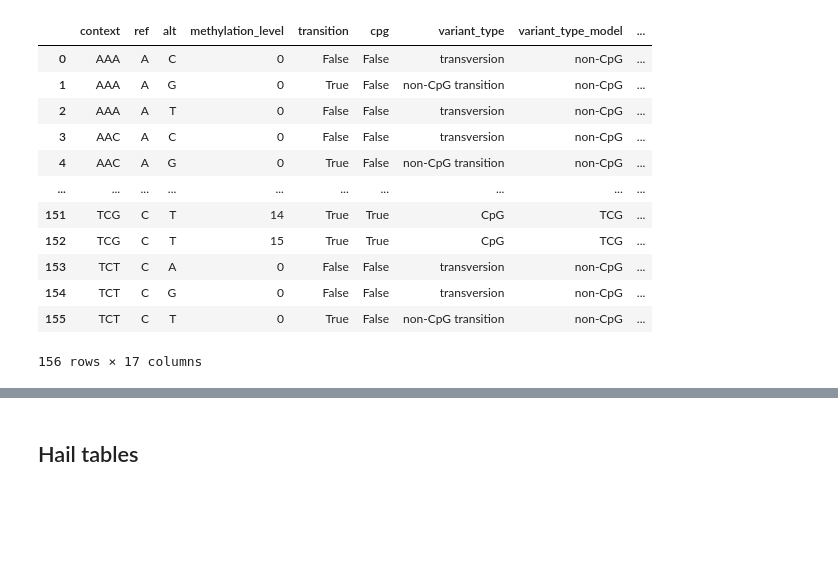
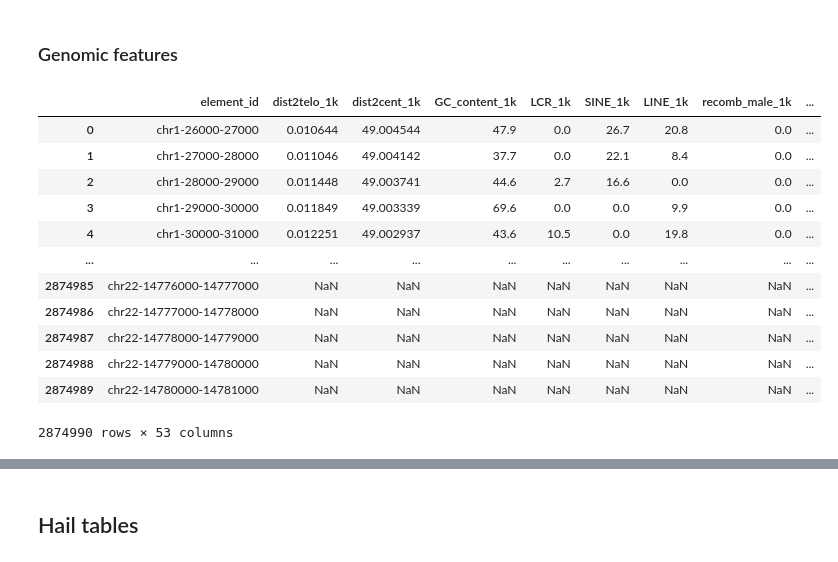
Before and after one commit to haedong31/gnomad-nc-constraint, a Jupyter notebook: data_eda.ipynb, the cells around one changed output, grey strips where cells are left out. Drawn from its saved outputs; the diff is of its cells as text; code cells hidden in the pictures; blank space fills up the shorter version.

```diff
--- a/data_eda.ipynb
+++ b/data_eda.ipynb
@@ -22,24 +58,26 @@
+# %% [markdown]
+### Genomic features
 # %%
 import pandas as pd
 from pathlib import Path
 
 data_dir = Path('/mnt/isilon/immgen_res/data/gnomad-nc-constraint-v31-paper')
-mu_tbl = pd.read_table(data_dir/'mu_by_context_methyl_downsampled_1000.txt', sep='\t')
-mu_tbl.rename(columns={'methyl_level':'methylation_level'}, inplace=True)
-mu_tbl_new = pd.read_table(Path('mutation_rate_by_context_methyl.txt'), sep='\t')
-mu_tbls_comb = pd.merge(mu_tbl, mu_tbl_new, how='left', on=['context','ref','alt','methylation_level'])
-mu_tbls_comb
+
+df_ft = pd.read_csv(data_dir/'misc/genomic_features13_genome_1kb.txt', sep='\t')
+df_ft_sel_ = pd.read_csv(data_dir/'misc/genomic_features13_sel.txt', sep='\t')
-# %% [output]
-|  | context | ref | alt | methylation_level | transition | cpg | variant_type | variant_type_model | ... |
-| 0 | AAA | A | C | 0 | False | False | transversion | non-CpG | ... |
-| 1 | AAA | A | G | 0 | True | False | non-CpG transition | non-CpG | ... |
-| 2 | AAA | A | T | 0 | False | False | transversion | non-CpG | ... |
-| 3 | AAC | A | C | 0 | False | False | transversion | non-CpG | ... |
-| 4 | AAC | A | G | 0 | True | False | non-CpG transition | non-CpG | ... |
-| ... | ... | ... | ... | ... | ... | ... | ... | ... | ... |
-| 151 | TCG | C | T | 14 | True | True | CpG | TCG | ... |
-| 152 | TCG | C | T | 15 | True | True | CpG | TCG | ... |
-| 153 | TCT | C | A | 0 | False | False | transversion | non-CpG | ... |
-| 154 | TCT | C | G | 0 | False | False | transversion | non-CpG | ... |
-| 155 | TCT | C | T | 0 | True | False | non-CpG transition | non-CpG | ... |
-156 rows × 17 columns
+# %%
+df_ft
+# %% [output]
+|  | element_id | dist2telo_1k | dist2cent_1k | GC_content_1k | LCR_1k | SINE_1k | LINE_1k | recomb_male_1k | ... |
+| 0 | chr1-26000-27000 | 0.010644 | 49.004544 | 47.9 | 0.0 | 26.7 | 20.8 | 0.0 | ... |
+| 1 | chr1-27000-28000 | 0.011046 | 49.004142 | 37.7 | 0.0 | 22.1 | 8.4 | 0.0 | ... |
+| 2 | chr1-28000-29000 | 0.011448 | 49.003741 | 44.6 | 2.7 | 16.6 | 0.0 | 0.0 | ... |
+| 3 | chr1-29000-30000 | 0.011849 | 49.003339 | 69.6 | 0.0 | 0.0 | 9.9 | 0.0 | ... |
+| 4 | chr1-30000-31000 | 0.012251 | 49.002937 | 43.6 | 10.5 | 0.0 | 19.8 | 0.0 | ... |
+| ... | ... | ... | ... | ... | ... | ... | ... | ... | ... |
+| 2874985 | chr22-14776000-14777000 | NaN | NaN | NaN | NaN | NaN | NaN | NaN | ... |
+| 2874986 | chr22-14777000-14778000 | NaN | NaN | NaN | NaN | NaN | NaN | NaN | ... |
+| 2874987 | chr22-14778000-14779000 | NaN | NaN | NaN | NaN | NaN | NaN | NaN | ... |
+| 2874988 | chr22-14779000-14780000 | NaN | NaN | NaN | NaN | NaN | NaN | NaN | ... |
+| 2874989 | chr22-14780000-14781000 | NaN | NaN | NaN | NaN | NaN | NaN | NaN | ... |
+2874990 rows × 53 columns
```
Also changed, not shown: parts of 24 cells of this notebook, 1 other file.
